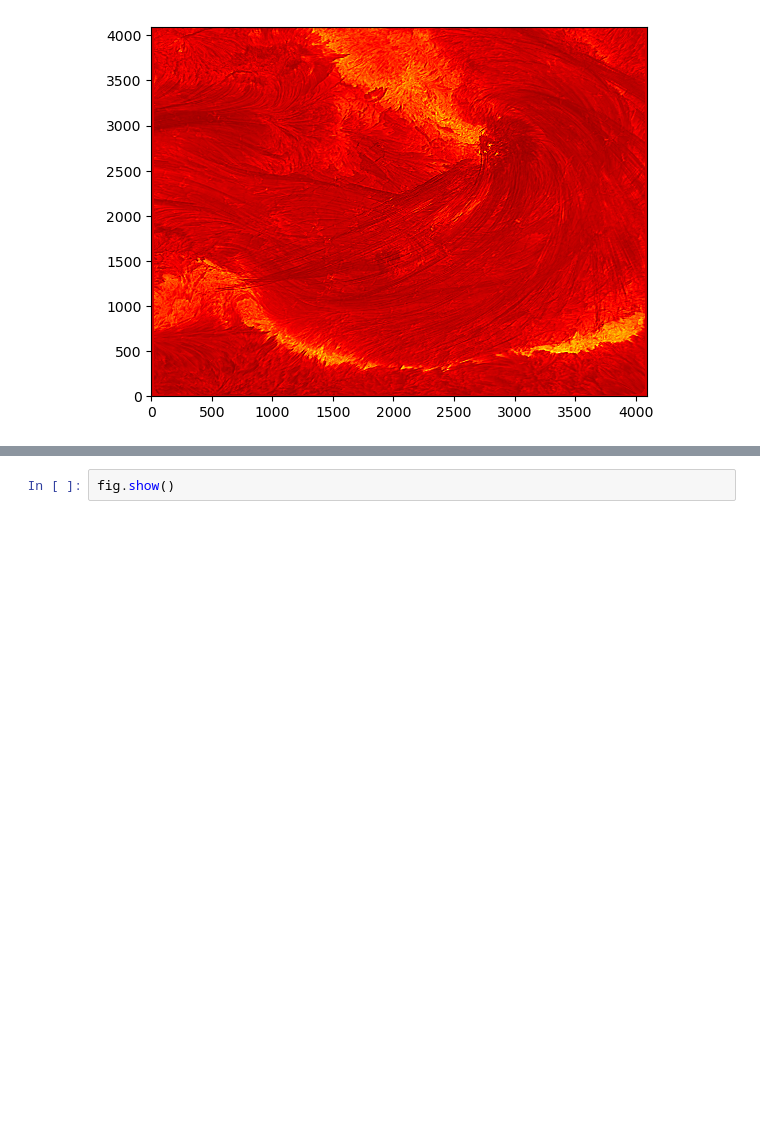
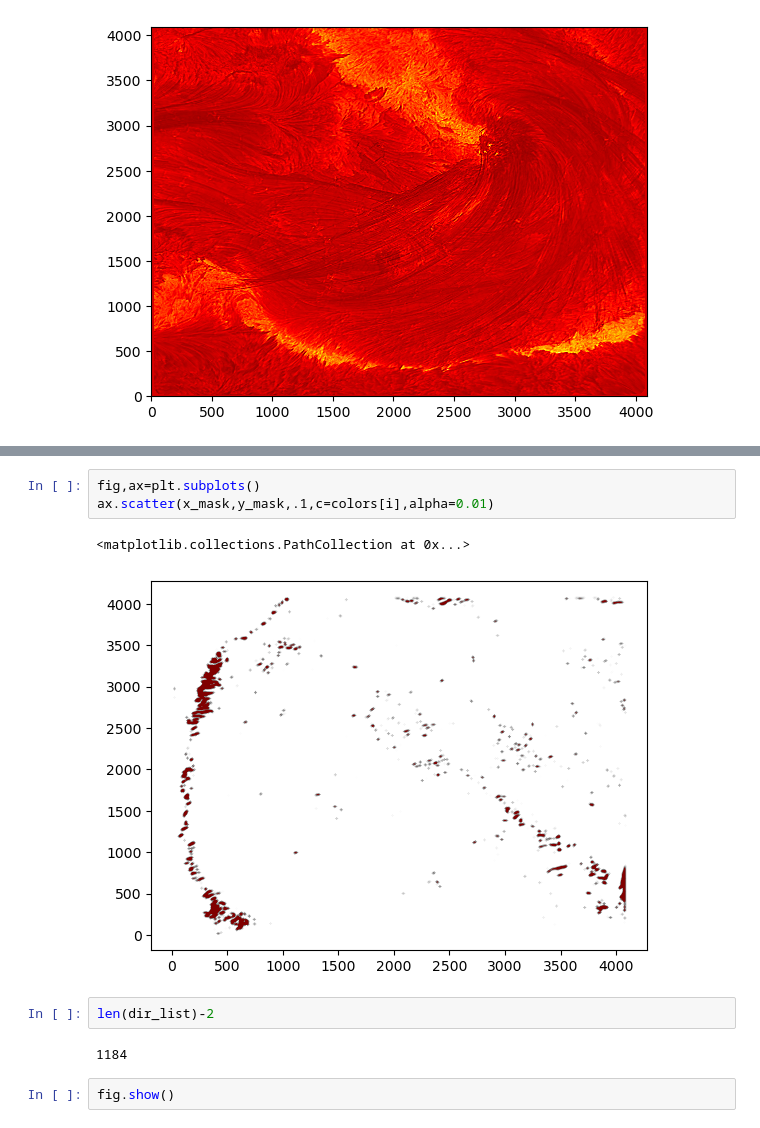
Before and after one commit to coletamburri2112/DKIST_analysis_package, a Jupyter notebook: 8August2024_flaremasking.ipynb, the cells around one changed output, grey strips where cells are left out. Cells and saved outputs as stored; diff of their text form; blank space fills up the shorter version.

```diff
--- a/8August2024_flaremasking.ipynb
+++ b/8August2024_flaremasking.ipynb
@@ -223,3 +202,13 @@ for i in range(lengthtest-1):
+# %%
+fig,ax=plt.subplots()
+ax.scatter(x_mask,y_mask,.1,c=colors[i],alpha=0.01)
+# %% [output]
+<matplotlib.collections.PathCollection at 0x...>
+[figure, added]
+# %%
+len(dir_list)-2
+# %% [output]
+1184
 # %%
 fig.show()
 # %%
```
Also changed, not shown: parts of 9 cells of this notebook, 12 other files.
